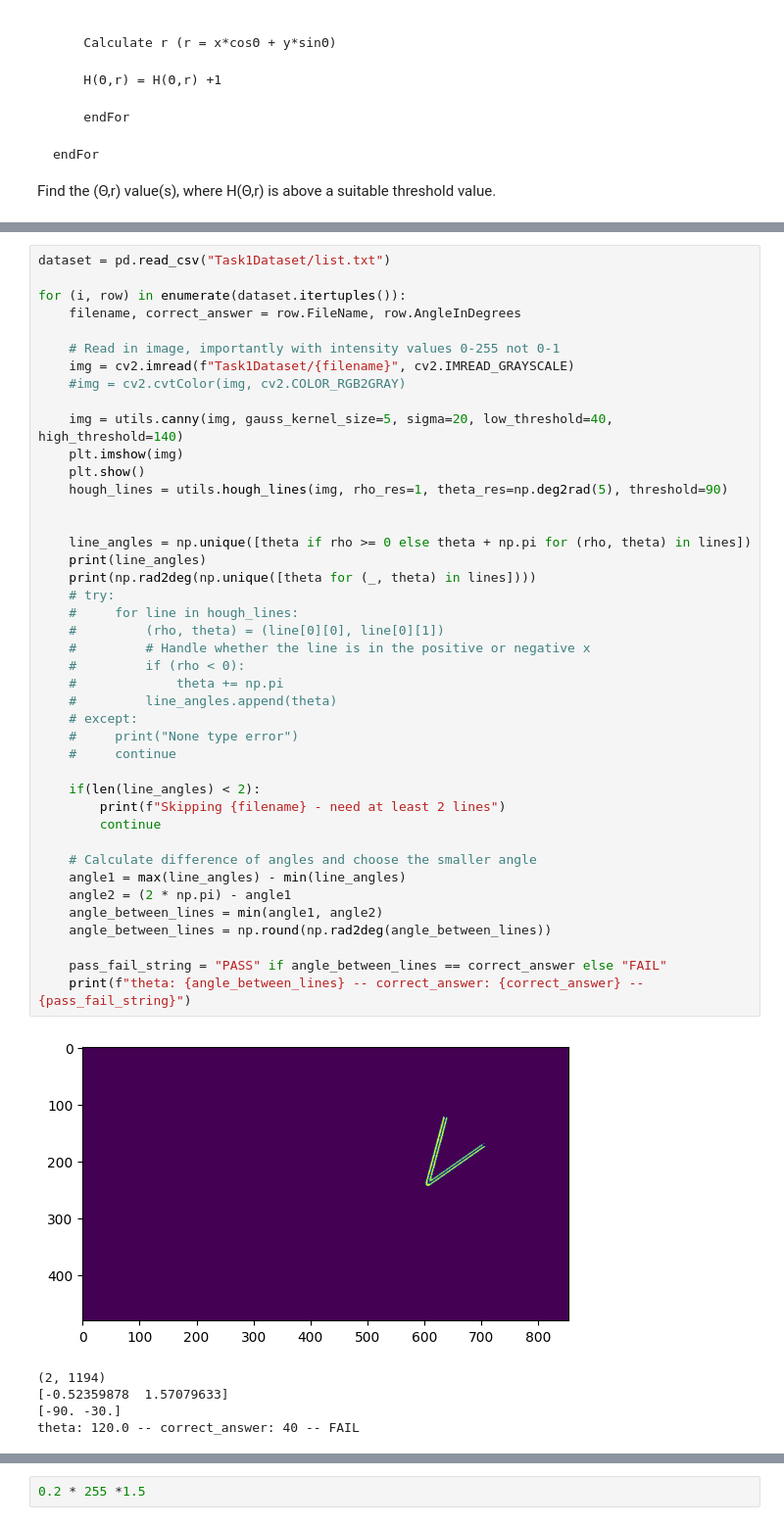
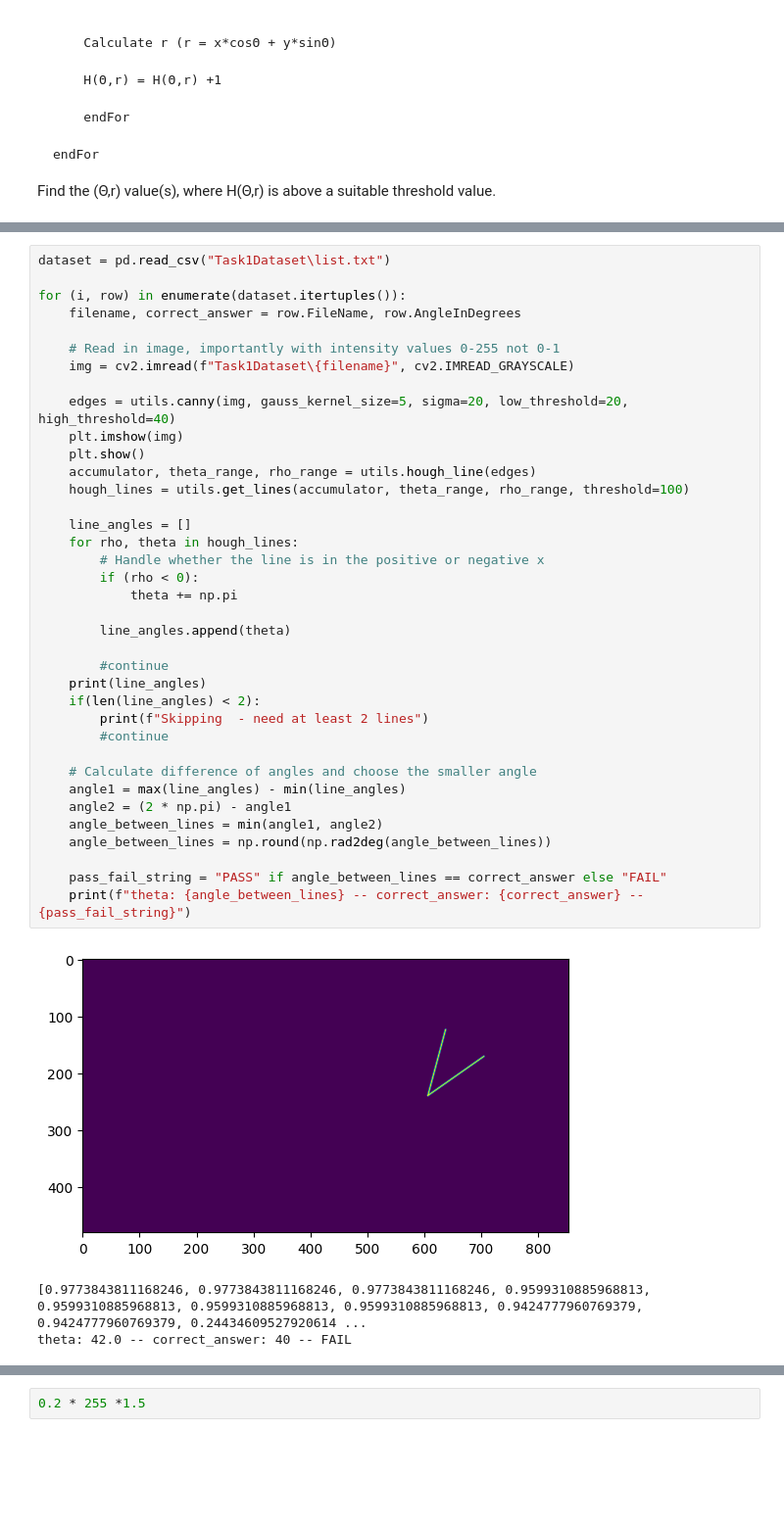
Before and after one commit to coeus-uk/computer-vision, a Jupyter notebook: Task1.ipynb, the cells around one changed output, grey strips where cells are left out. Shown at 98% size. Drawn from its saved outputs; the diff is of its cells as text; blank space fills up the shorter version.

Commit message:
hough lines working

```diff
--- a/Task1.ipynb
+++ b/Task1.ipynb
@@ -81,48 +125,41 @@ qt.qpa.plugin: Could not find the Qt platform plugin "wayland" in "/home/jay/.lo
 # %%
-dataset = pd.read_csv("Task1Dataset/list.txt")
+dataset = pd.read_csv("Task1Dataset\list.txt")
 
 for (i, row) in enumerate(dataset.itertuples()):
     filename, correct_answer = row.FileName, row.AngleInDegrees
 
     # Read in image, importantly with intensity values 0-255 not 0-1
-    img = cv2.imread(f"Task1Dataset/{filename}", cv2.IMREAD_GRAYSCALE)
-    #img = cv2.cvtColor(img, cv2.COLOR_RGB2GRAY)
+    img = cv2.imread(f"Task1Dataset\{filename}", cv2.IMREAD_GRAYSCALE)
 
-    img = utils.canny(img, gauss_kernel_size=5, sigma=20, low_threshold=40, high_threshold=140)
+    edges = utils.canny(img, gauss_kernel_size=5, sigma=20, low_threshold=20, high_threshold=40)
     plt.imshow(img)
     plt.show()
-    hough_lines = utils.hough_lines(img, rho_res=1, theta_res=np.deg2rad(5), threshold=90)
+    accumulator, theta_range, rho_range = utils.hough_line(edges)
+    hough_lines = utils.get_lines(accumulator, theta_range, rho_range, threshold=100)
 
+    line_angles = []
+    for rho, theta in hough_lines:
+        # Handle whether the line is in the positive or negative x
+        if (rho < 0):
+            theta += np.pi
 
-    line_angles = np.unique([theta if rho >= 0 else theta + np.pi for (rho, theta) in lines])
+        line_angles.append(theta)
+
+        #continue
     print(line_angles)
-    print(np.rad2deg(np.unique([theta for (_, theta) in lines])))
-    # try:
-    #     for line in hough_lines:
-    #         (rho, theta) = (line[0][0], line[0][1])
-    #         # Handle whether the line is in the positive or negative x
-    #         if (rho < 0):
-    #             theta += np.pi
-    #         line_angles.append(theta)
-    # except:
-    #     print("None type error")
-    #     continue
-
     if(len(line_angles) < 2):
-        print(f"Skipping {filename} - need at least 2 lines")
-        continue
+        print(f"Skipping  - need at least 2 lines")
+        #continue
 
     # Calculate difference of angles and choose the smaller angle
     angle1 = max(line_angles) - min(line_angles)
     angle2 = (2 * np.pi) - angle1
     angle_between_lines = min(angle1, angle2)
     angle_between_lines = np.round(np.rad2deg(angle_between_lines))
 
     pass_fail_string = "PASS" if angle_between_lines == correct_answer else "FAIL"
     print(f"theta: {angle_between_lines} -- correct_answer: {correct_answer} -- {pass_fail_string}")
 # %% [output]
-[figure, old version]
+[figure, new version]
-(2, 1194)
-[-0.52359878  1.57079633]
-[-90. -30.]
-theta: 120.0 -- correct_answer: 40 -- FAIL
+[0.9773843811168246, 0.9773843811168246, 0.9773843811168246, 0.9599310885968813, 0.9599310885968813, 0.9599310885968813, 0.9599310885968813, 0.9424777960769379, 0.9424777960769379, 0.24434609527920614 ...
+theta: 42.0 -- correct_answer: 40 -- FAIL
```
Also changed, not shown: parts of 7 cells of this notebook, 1 other file.
